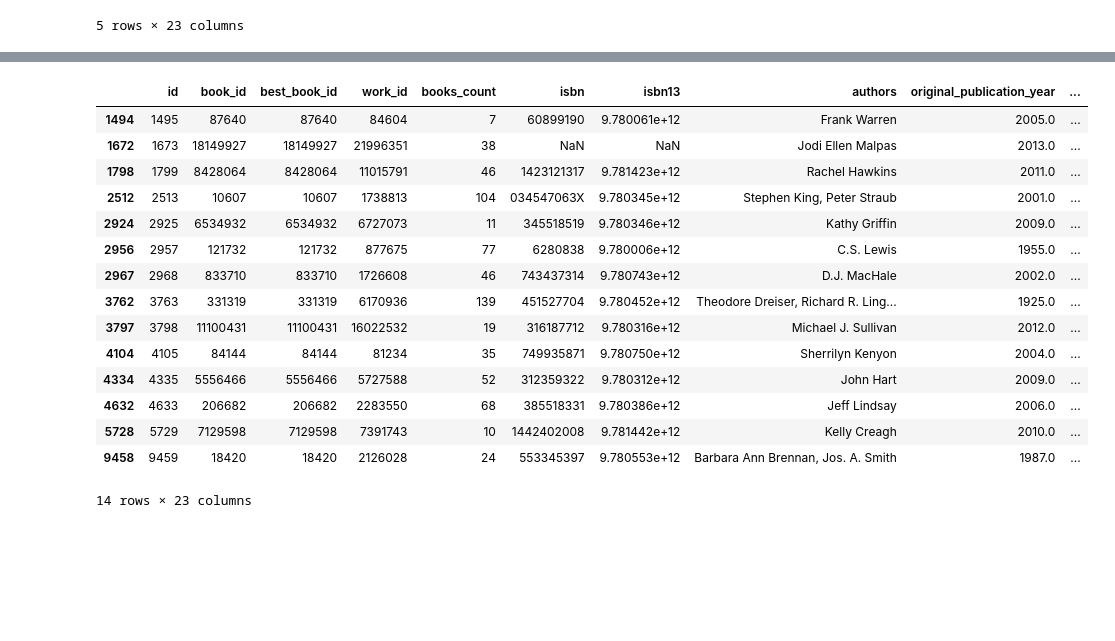
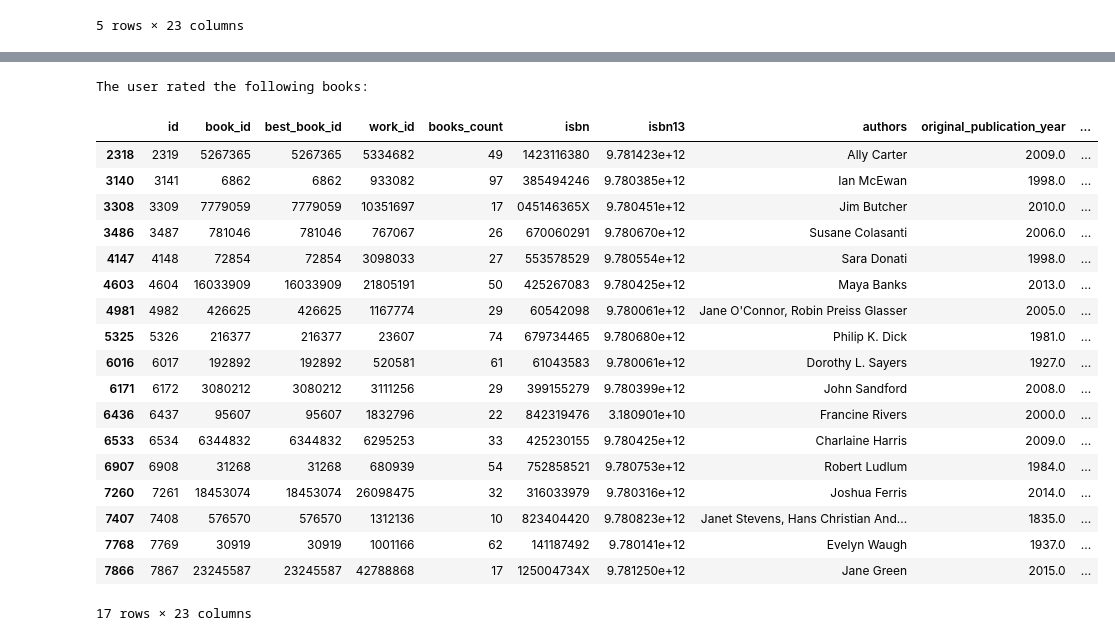
Before and after one commit to ornwipa/book_recommender, a Jupyter notebook: recommender.ipynb, the cells around one changed output, grey strips where cells are left out. Cells and saved outputs as stored; diff of their text form; code cells hidden in the pictures; blank space fills up the shorter version.

```diff
--- a/recommender.ipynb
+++ b/recommender.ipynb
@@ -219,0 +225,3 @@ print(good_book)
+# %%
+read_book = np.where(data_matrix[user_row] != 0)[0]
+print(read_book)
@@ -238,20 +249,25 @@ books.loc[books['id']==best_book]
 1 rows × 23 columns
-# %%
-books.loc[books['id'].isin(good_book)]
-# %% [output]
-|  | id | book_id | best_book_id | work_id | books_count | isbn | isbn13 | authors | original_publication_year | ... |
-| 1494 | 1495 | 87640 | 87640 | 84604 | 7 | 60899190 | 9.780061e+12 | Frank Warren | 2005.0 | ... |
-| 1672 | 1673 | 18149927 | 18149927 | 21996351 | 38 | NaN | NaN | Jodi Ellen Malpas | 2013.0 | ... |
-| 1798 | 1799 | 8428064 | 8428064 | 11015791 | 46 | 1423121317 | 9.781423e+12 | Rachel Hawkins | 2011.0 | ... |
-| 2512 | 2513 | 10607 | 10607 | 1738813 | 104 | 034547063X | 9.780345e+12 | Stephen King, Peter Straub | 2001.0 | ... |
-| 2924 | 2925 | 6534932 | 6534932 | 6727073 | 11 | 345518519 | 9.780346e+12 | Kathy Griffin | 2009.0 | ... |
-| 2956 | 2957 | 121732 | 121732 | 877675 | 77 | 6280838 | 9.780006e+12 | C.S. Lewis | 1955.0 | ... |
-| 2967 | 2968 | 833710 | 833710 | 1726608 | 46 | 743437314 | 9.780743e+12 | D.J. MacHale | 2002.0 | ... |
-| 3762 | 3763 | 331319 | 331319 | 6170936 | 139 | 451527704 | 9.780452e+12 | Theodore Dreiser, Richard R. Ling... | 1925.0 | ... |
-| 3797 | 3798 | 11100431 | 11100431 | 16022532 | 19 | 316187712 | 9.780316e+12 | Michael J. Sullivan | 2012.0 | ... |
-| 4104 | 4105 | 84144 | 84144 | 81234 | 35 | 749935871 | 9.780750e+12 | Sherrilyn Kenyon | 2004.0 | ... |
-| 4334 | 4335 | 5556466 | 5556466 | 5727588 | 52 | 312359322 | 9.780312e+12 | John Hart | 2009.0 | ... |
-| 4632 | 4633 | 206682 | 206682 | 2283550 | 68 | 385518331 | 9.780386e+12 | Jeff Lindsay | 2006.0 | ... |
-| 5728 | 5729 | 7129598 | 7129598 | 7391743 | 10 | 1442402008 | 9.781442e+12 | Kelly Creagh | 2010.0 | ... |
-| 9458 | 9459 | 18420 | 18420 | 2126028 | 24 | 553345397 | 9.780553e+12 | Barbara Ann Brennan, Jos. A. Smith | 1987.0 | ... |
-14 rows × 23 columns
+# %%
+print("The user rated the following books:")
+books.loc[books['id'].isin(read_book)]
+# %% [output]
+The user rated the following books:
+|  | id | book_id | best_book_id | work_id | books_count | isbn | isbn13 | authors | original_publication_year | ... |
+| 2318 | 2319 | 5267365 | 5267365 | 5334682 | 49 | 1423116380 | 9.781423e+12 | Ally Carter | 2009.0 | ... |
+| 3140 | 3141 | 6862 | 6862 | 933082 | 97 | 385494246 | 9.780385e+12 | Ian McEwan | 1998.0 | ... |
+| 3308 | 3309 | 7779059 | 7779059 | 10351697 | 17 | 045146365X | 9.780451e+12 | Jim Butcher | 2010.0 | ... |
+| 3486 | 3487 | 781046 | 781046 | 767067 | 26 | 670060291 | 9.780670e+12 | Susane Colasanti | 2006.0 | ... |
+| 4147 | 4148 | 72854 | 72854 | 3098033 | 27 | 553578529 | 9.780554e+12 | Sara Donati | 1998.0 | ... |
+| 4603 | 4604 | 16033909 | 16033909 | 21805191 | 50 | 425267083 | 9.780425e+12 | Maya Banks | 2013.0 | ... |
+| 4981 | 4982 | 426625 | 426625 | 1167774 | 29 | 60542098 | 9.780061e+12 | Jane O'Connor, Robin Preiss Glasser | 2005.0 | ... |
+| 5325 | 5326 | 216377 | 216377 | 23607 | 74 | 679734465 | 9.780680e+12 | Philip K. Dick | 1981.0 | ... |
+| 6016 | 6017 | 192892 | 192892 | 520581 | 61 | 61043583 | 9.780061e+12 | Dorothy L. Sayers | 1927.0 | ... |
+| 6171 | 6172 | 3080212 | 3080212 | 3111256 | 29 | 399155279 | 9.780399e+12 | John Sandford | 2008.0 | ... |
+| 6436 | 6437 | 95607 | 95607 | 1832796 | 22 | 842319476 | 3.180901e+10 | Francine Rivers | 2000.0 | ... |
+| 6533 | 6534 | 6344832 | 6344832 | 6295253 | 33 | 425230155 | 9.780425e+12 | Charlaine Harris | 2009.0 | ... |
+| 6907 | 6908 | 31268 | 31268 | 680939 | 54 | 752858521 | 9.780753e+12 | Robert Ludlum | 1984.0 | ... |
+| 7260 | 7261 | 18453074 | 18453074 | 26098475 | 32 | 316033979 | 9.780316e+12 | Joshua Ferris | 2014.0 | ... |
+| 7407 | 7408 | 576570 | 576570 | 1312136 | 10 | 823404420 | 9.780823e+12 | Janet Stevens, Hans Christian And... | 1835.0 | ... |
+| 7768 | 7769 | 30919 | 30919 | 1001166 | 62 | 141187492 | 9.780141e+12 | Evelyn Waugh | 1937.0 | ... |
+| 7866 | 7867 | 23245587 | 23245587 | 42788868 | 17 | 125004734X | 9.781250e+12 | Jane Green | 2015.0 | ... |
+17 rows × 23 columns
```
Also changed, not shown: parts of 24 cells of this notebook, 2 other files.
